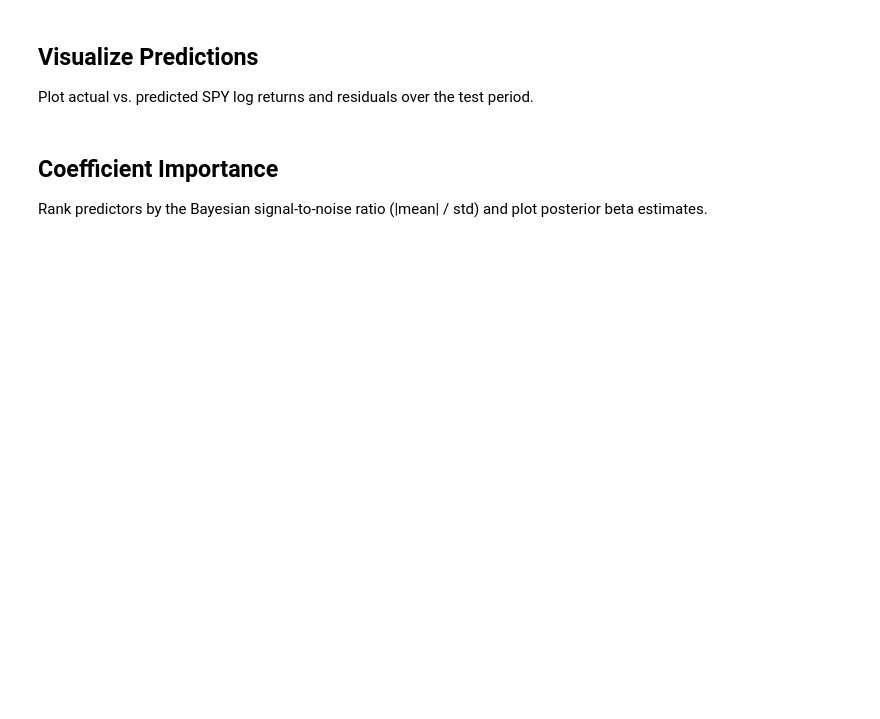
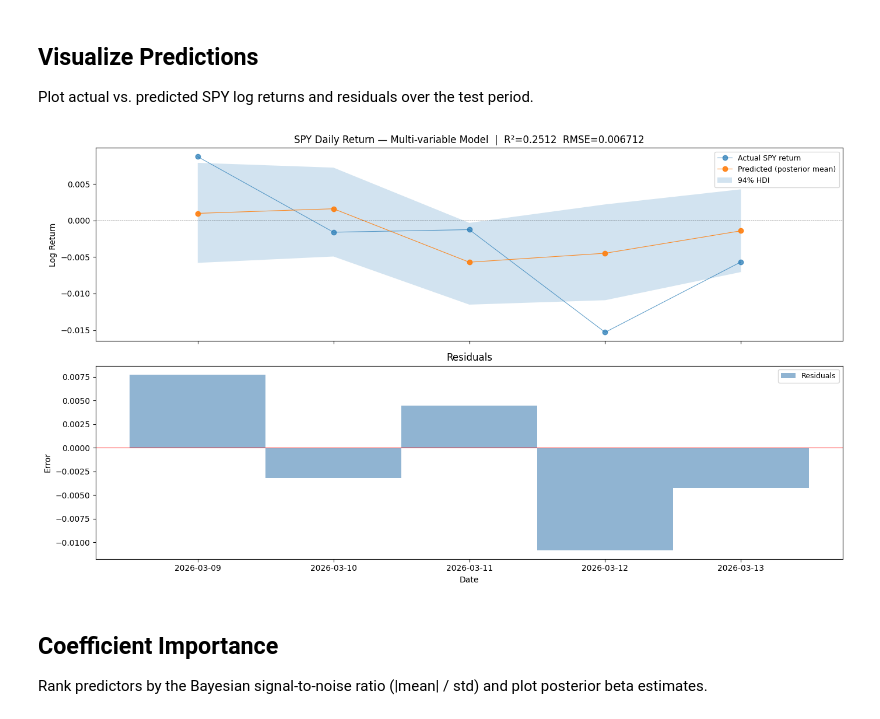
Before and after one commit to TK-Problem/random-experiments, a Jupyter notebook: 001_bayesian_linear_model.ipynb, the cells around one changed output. Drawn from its saved outputs; the diff is of its cells as text; code cells hidden in the pictures; blank space fills up the shorter version.

```diff
--- a/001_bayesian_linear_model.ipynb
+++ b/001_bayesian_linear_model.ipynb
@@ -139,0 +96,16 @@ Standardize features and split chronologically (no shuffle) to avoid look-ahead
+# %%
+df_split = df.tail(N_TRAIN + N_TEST)
+
+X_all = df_split[PREDICTORS].values
+y_all = df_split["target"].values
+
+X_train_raw, X_test_raw = X_all[:N_TRAIN], X_all[N_TRAIN:]
+y_train,      y_test     = y_all[:N_TRAIN], y_all[N_TRAIN:]
+dates_test = df_split.index[N_TRAIN:]
+
+scaler  = StandardScaler()
+X_train = scaler.fit_transform(X_train_raw)
+X_test  = scaler.transform(X_test_raw)
+
+print(f"Train: {len(y_train)} days  ({df_split.index[0].date()} – {df_split.index[N_TRAIN - 1].date()})")
+print(f"Test:  {len(y_test)} days  ({dates_test[0].date()} – {dates_test[-1].date()})")
@@ -150,14 +125,17 @@ for i, predictor in enumerate(PREDICTORS):
 
     with pm.Model():
         alpha = pm.Normal("alpha", mu=0, sigma=0.01)
-        beta  = pm.Normal("beta",  mu=0, sigma=0.05)
+        beta = pm.Normal("beta",  mu=0, sigma=0.05)
         sigma = pm.HalfNormal("sigma", sigma=0.01)
-        mu    = alpha + beta * x_tr
-        _     = pm.Normal("y_obs", mu=mu, sigma=sigma, observed=y_train)
+        mu = alpha + beta * x_tr
+        _  = pm.Normal("y_obs", mu=mu, sigma=sigma, observed=y_train)
 
         trace = pm.sample(
-            draws=1000, tune=500, chains=2,
-            target_accept=0.9, random_seed=RANDOM_SEED,
+            draws=1000,
+            tune=500,
+            chains=4,
+            target_accept=0.9,
+            random_seed=RANDOM_SEED,
             progressbar=False,
         )
 
@@ -167,4 +145,5 @@ for i, predictor in enumerate(PREDICTORS):
     rhat   = float(az.summary(trace, var_names=["beta"])["r_hat"].values[0])
     print(f"  {predictor:6s}  beta={b_mean:+.5f} ± {b_std:.5f}  r_hat={rhat:.3f}")
 
-print("\nSingle-beta sampling complete.")
+clear_output(wait=True)
+print("All single-beta sampling complete.")
@@ -274,27 +300,28 @@ Plot actual vs. predicted SPY log returns and residuals over the test period.
 # %%
 fig, axes = plt.subplots(2, 1, figsize=(14, 8), sharex=True)
 
-axes[0].plot(dates_test, y_test,      label="Actual SPY return",          alpha=0.7, linewidth=0.8)
-axes[0].plot(dates_test, y_pred_mean, label="Predicted (posterior mean)",  alpha=0.9, linewidth=0.8)
+axes[0].plot(dates_test, y_test, "o-", label="Actual SPY return", alpha=0.7, linewidth=0.8)
+axes[0].plot(dates_test, y_pred_mean, "o-", label="Predicted (posterior mean)",  alpha=0.9, linewidth=0.8)
 axes[0].fill_between(dates_test,
                      y_pred_hdi[:, 0], y_pred_hdi[:, 1],
                      alpha=0.2, label="94% HDI")
 axes[0].axhline(0, color="black", linewidth=0.5, linestyle="--")
 axes[0].set_title(f"SPY Daily Return — Multi-variable Model  |  R²={r2:.4f}  RMSE={rmse:.6f}")
 axes[0].legend(fontsize=9)
 axes[0].set_ylabel("Log Return")
 
 residuals = y_test - y_pred_mean
 axes[1].bar(dates_test, residuals, width=1, alpha=0.6, color="steelblue", label="Residuals")
 axes[1].axhline(0, color="red", linewidth=0.8)
 axes[1].set_title("Residuals")
 axes[1].set_ylabel("Error")
 axes[1].set_xlabel("Date")
 axes[1].legend(fontsize=9)
 
-plt.tight_layout()
-plt.savefig("predictions.png", dpi=100, bbox_inches="tight")
+fig.tight_layout()
 plt.show()
+# %% [output]
+[figure, added]
 # %% [markdown]
 ## Coefficient Importance
 
```
Also changed, not shown: parts of 18 cells of this notebook.
